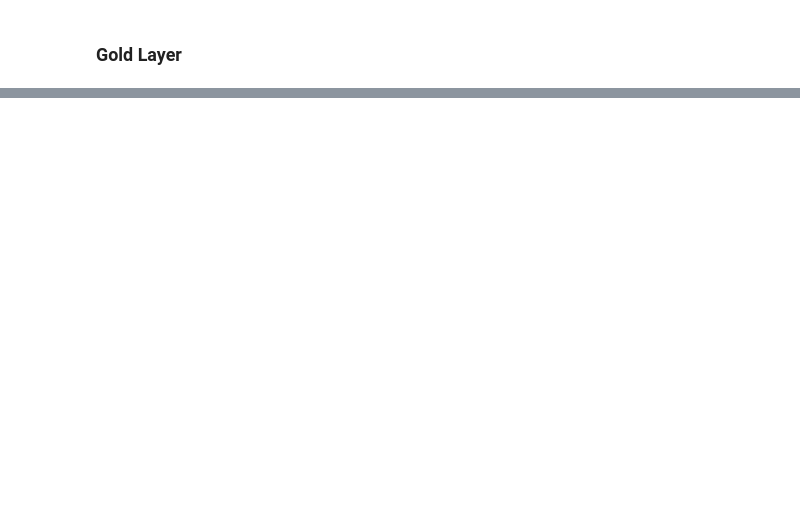
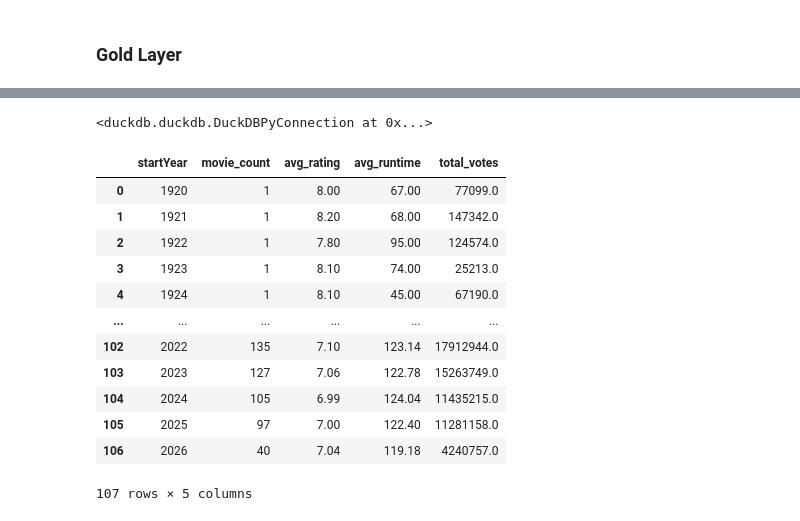
Before and after one commit to gloriabee/DataTest, a Jupyter notebook: gold.ipynb, the cells around one changed output, grey strips where cells are left out. Cells and saved outputs as stored; diff of their text form; code cells hidden in the pictures; blank space fills up the shorter version.

```diff
--- a/gold.ipynb
+++ b/gold.ipynb
@@ -87,0 +267,35 @@ movies_genres_df.head()
+# %%
+con.execute("""
+CREATE OR REPLACE TABLE gold_yearly_movie_summary AS
+SELECT
+    m.startYear,
+    COUNT(*) AS movie_count,
+    ROUND(AVG(f.averageRating), 2) AS avg_rating,
+    ROUND(AVG(f.runtimeMinutes), 2) AS avg_runtime,
+    SUM(f.numVotes) AS total_votes
+FROM fact_movie_performance f
+JOIN dim_movie m
+    ON f.movie_key = m.movie_key
+GROUP BY m.startYear
+ORDER BY m.startYear
+""")
+# %% [output]
+<duckdb.duckdb.DuckDBPyConnection at 0x...>
+# %%
+con.execute("""
+select * from gold_yearly_movie_summary
+""").fetchdf()
+# %% [output]
+|  | startYear | movie_count | avg_rating | avg_runtime | total_votes |
+| 0 | 1920 | 1 | 8.00 | 67.00 | 77099.0 |
+| 1 | 1921 | 1 | 8.20 | 68.00 | 147342.0 |
+| 2 | 1922 | 1 | 7.80 | 95.00 | 124574.0 |
+| 3 | 1923 | 1 | 8.10 | 74.00 | 25213.0 |
+| 4 | 1924 | 1 | 8.10 | 45.00 | 67190.0 |
+| ... | ... | ... | ... | ... | ... |
+| 102 | 2022 | 135 | 7.10 | 123.14 | 17912944.0 |
+| 103 | 2023 | 127 | 7.06 | 122.78 | 15263749.0 |
+| 104 | 2024 | 105 | 6.99 | 124.04 | 11435215.0 |
+| 105 | 2025 | 97 | 7.00 | 122.40 | 11281158.0 |
+| 106 | 2026 | 40 | 7.04 | 119.18 | 4240757.0 |
+107 rows × 5 columns
```
Also changed, not shown: parts of 28 cells of this notebook.
